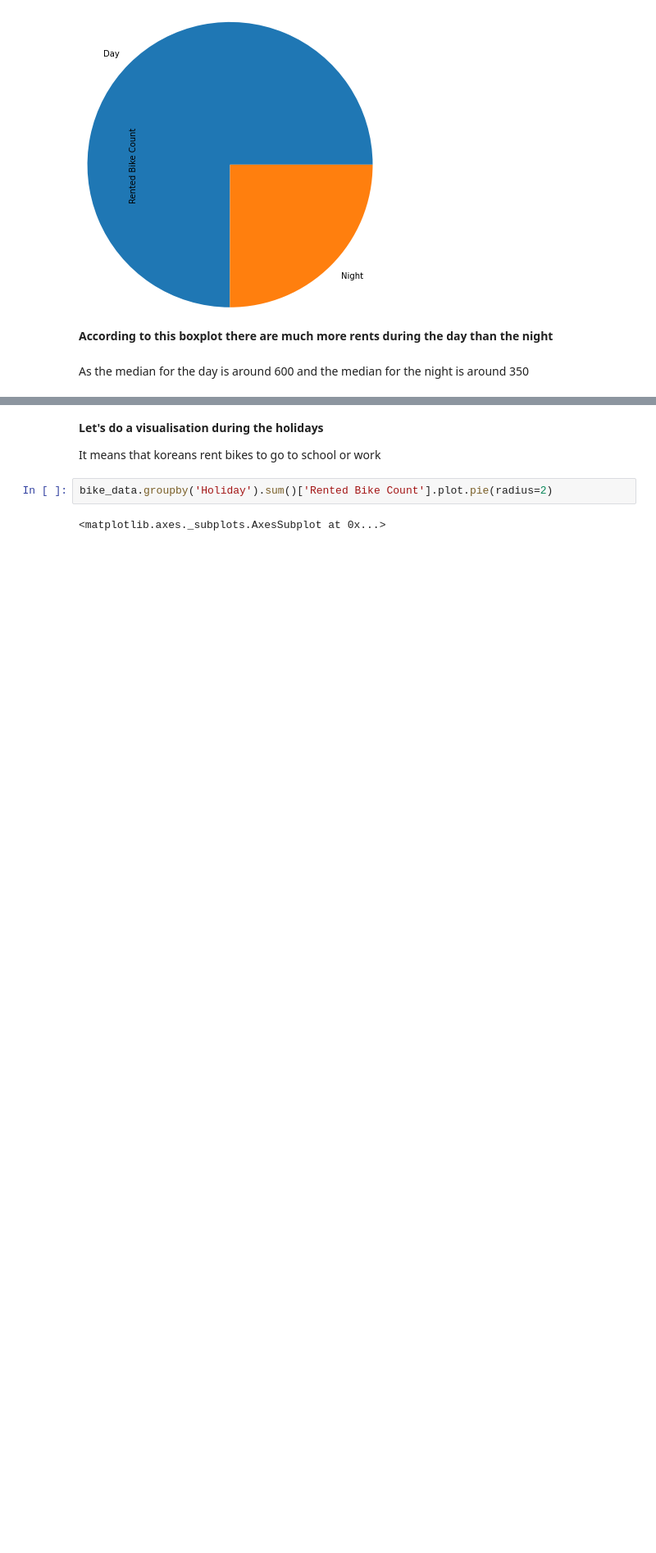
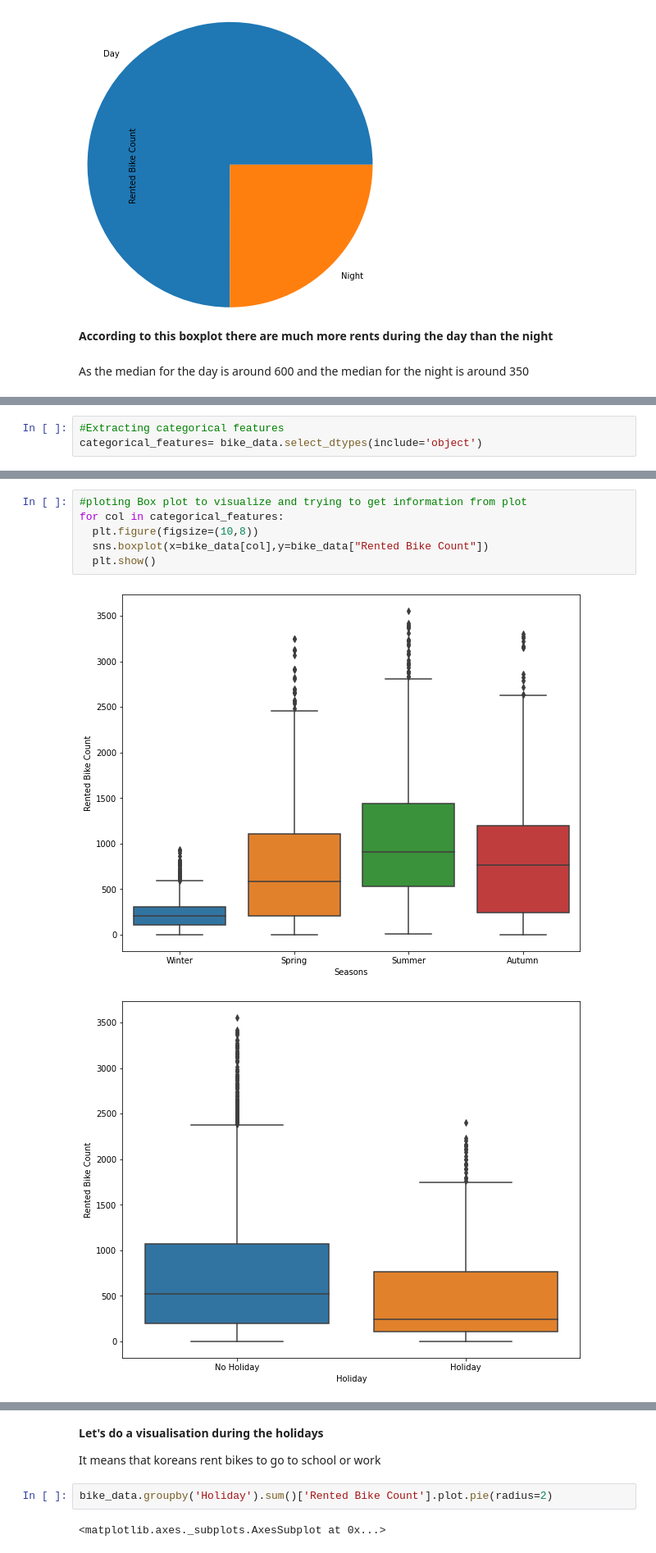
Before and after one commit to rohitrv8922/Bike-Sharing-Demand-Prediction, a Jupyter notebook: ROHIT_VERMA_(Bike_Sharing_Demand_Prediction_Capstone_Project).ipynb, the cells around one changed output, grey strips where cells are left out. Shown at 82% size. Drawn from its saved outputs; the diff is of its cells as text; blank space fills up the shorter version.

```diff
--- a/ROHIT_VERMA_(Bike_Sharing_Demand_Prediction_Capstone_Project).ipynb
+++ b/ROHIT_VERMA_(Bike_Sharing_Demand_Prediction_Capstone_Project).ipynb
@@ -337,0 +431,3 @@ boxplotDay_night= bike_data.boxplot(['Rented Bike Count'],by='label_day_night',f
+# %%
+#Extracting categorical features
+categorical_features= bike_data.select_dtypes(include='object')
@@ -337,0 +450,9 @@ boxplotDay_night= bike_data.boxplot(['Rented Bike Count'],by='label_day_night',f
+# %%
+#ploting Box plot to visualize and trying to get information from plot
+for col in categorical_features:
+  plt.figure(figsize=(10,8))
+  sns.boxplot(x=bike_data[col],y=bike_data["Rented Bike Count"])
+  plt.show()
+# %% [output]
+[figure, added]
+[figure, added]
```
Also changed, not shown: parts of 43 cells of this notebook.
